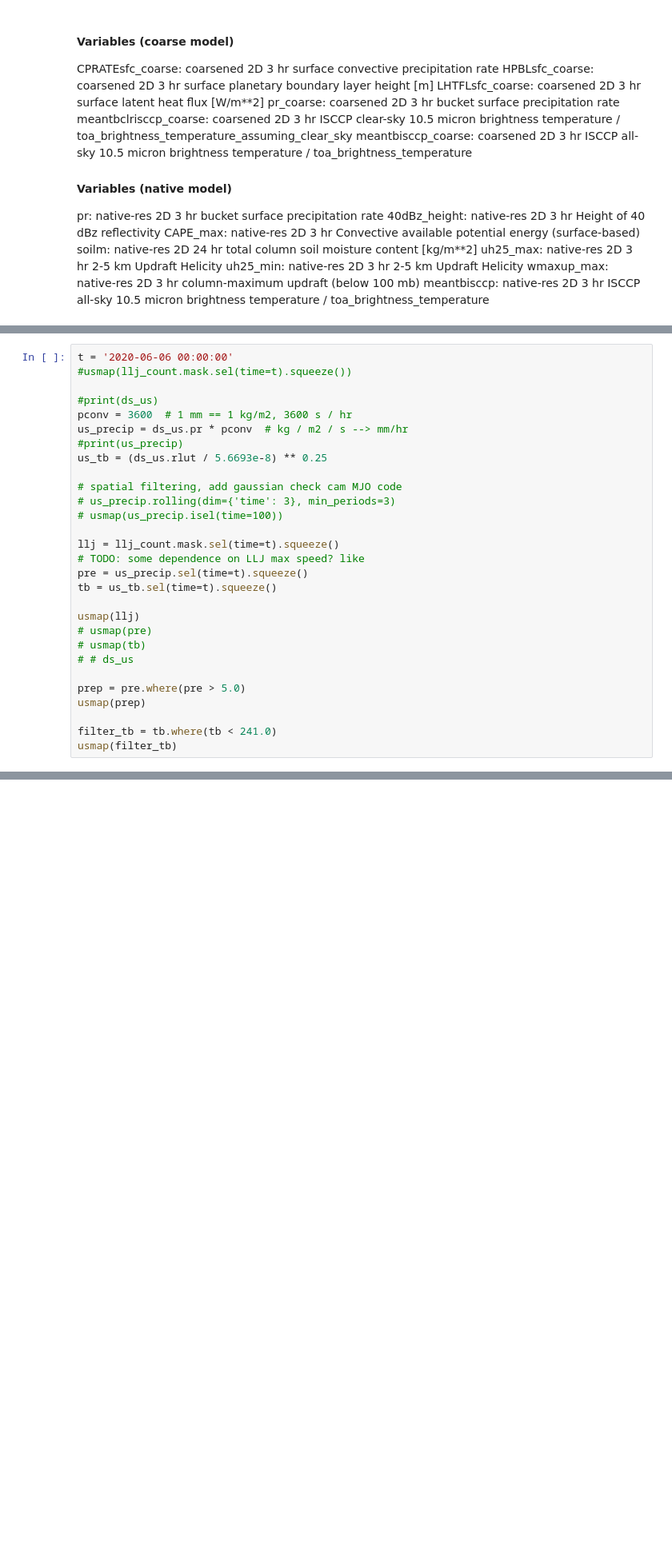
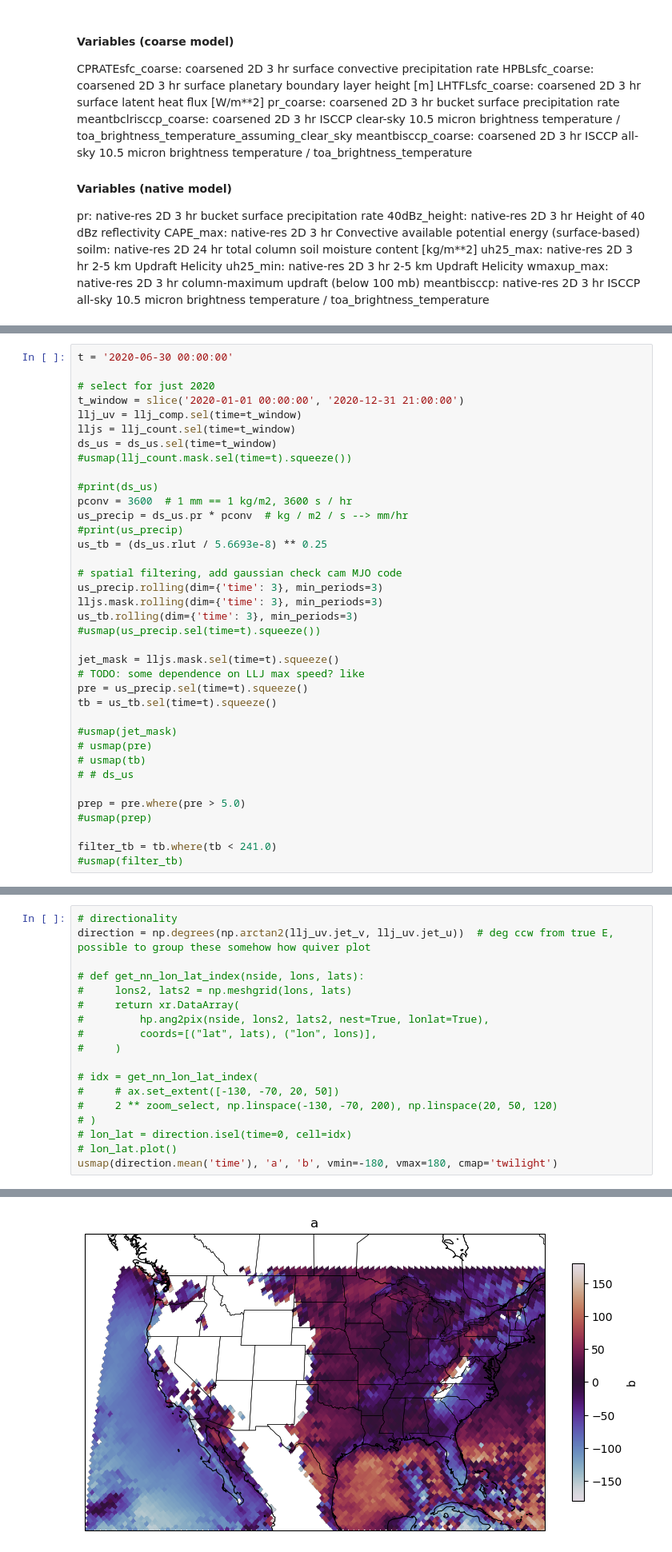
Before and after one commit to ivalencius/hk25-jet-mcs, a Jupyter notebook: mcs_llj.ipynb, the cells around one changed output, grey strips where cells are left out. Shown: that part at 80% size. Cells and saved outputs as stored; diff of their text form; blank space fills up the shorter version.

```diff
--- a/mcs_llj.ipynb
+++ b/mcs_llj.ipynb
@@ -131,5 +147,11 @@ absolutetb_threshs: [160, 330]
 # %%
-t = '2020-06-06 00:00:00'
+t = '2020-06-30 00:00:00'
+
+# select for just 2020
+t_window = slice('2020-01-01 00:00:00', '2020-12-31 21:00:00')
+llj_uv = llj_comp.sel(time=t_window)
+lljs = llj_count.sel(time=t_window)
+ds_us = ds_us.sel(time=t_window)
 #usmap(llj_count.mask.sel(time=t).squeeze())
 
 #print(ds_us)
@@ -139,21 +161,23 @@ us_precip = ds_us.pr * pconv  # kg / m2 / s --> mm/hr
 us_tb = (ds_us.rlut / 5.6693e-8) ** 0.25
 
 # spatial filtering, add gaussian check cam MJO code
-# us_precip.rolling(dim={'time': 3}, min_periods=3)
-# usmap(us_precip.isel(time=100))
+us_precip.rolling(dim={'time': 3}, min_periods=3)
+lljs.mask.rolling(dim={'time': 3}, min_periods=3)
+us_tb.rolling(dim={'time': 3}, min_periods=3)
+#usmap(us_precip.sel(time=t).squeeze())
 
-llj = llj_count.mask.sel(time=t).squeeze()
+jet_mask = lljs.mask.sel(time=t).squeeze()
 # TODO: some dependence on LLJ max speed? like
 pre = us_precip.sel(time=t).squeeze()
 tb = us_tb.sel(time=t).squeeze()
 
-usmap(llj)
+#usmap(jet_mask)
 # usmap(pre)
 # usmap(tb)
 # # ds_us
 
 prep = pre.where(pre > 5.0)
-usmap(prep)
+#usmap(prep)
 
 filter_tb = tb.where(tb < 241.0)
-usmap(filter_tb)
+#usmap(filter_tb)
@@ -166,0 +191,19 @@ usmap(filter_tb)
+# %%
+# directionality
+direction = np.degrees(np.arctan2(llj_uv.jet_v, llj_uv.jet_u))  # deg ccw from true E, possible to group these somehow how quiver plot
+
+# def get_nn_lon_lat_index(nside, lons, lats):
+#     lons2, lats2 = np.meshgrid(lons, lats)
+#     return xr.DataArray(
+#         hp.ang2pix(nside, lons2, lats2, nest=True, lonlat=True),
+#         coords=[("lat", lats), ("lon", lons)],
+#     )
+
+# idx = get_nn_lon_lat_index(
+#     # ax.set_extent([-130, -70, 20, 50])
+#     2 ** zoom_select, np.linspace(-130, -70, 200), np.linspace(20, 50, 120)
+# )
+# lon_lat = direction.isel(time=0, cell=idx)
+# lon_lat.plot()
+usmap(direction.mean('time'), 'a', 'b', vmin=-180, vmax=180, cmap='twilight')
+# %% [output]
@@ -166,0 +211 @@ usmap(filter_tb)
+[figure, added]
```
Also changed, not shown: parts of 9 cells of this notebook, 4 other files.
